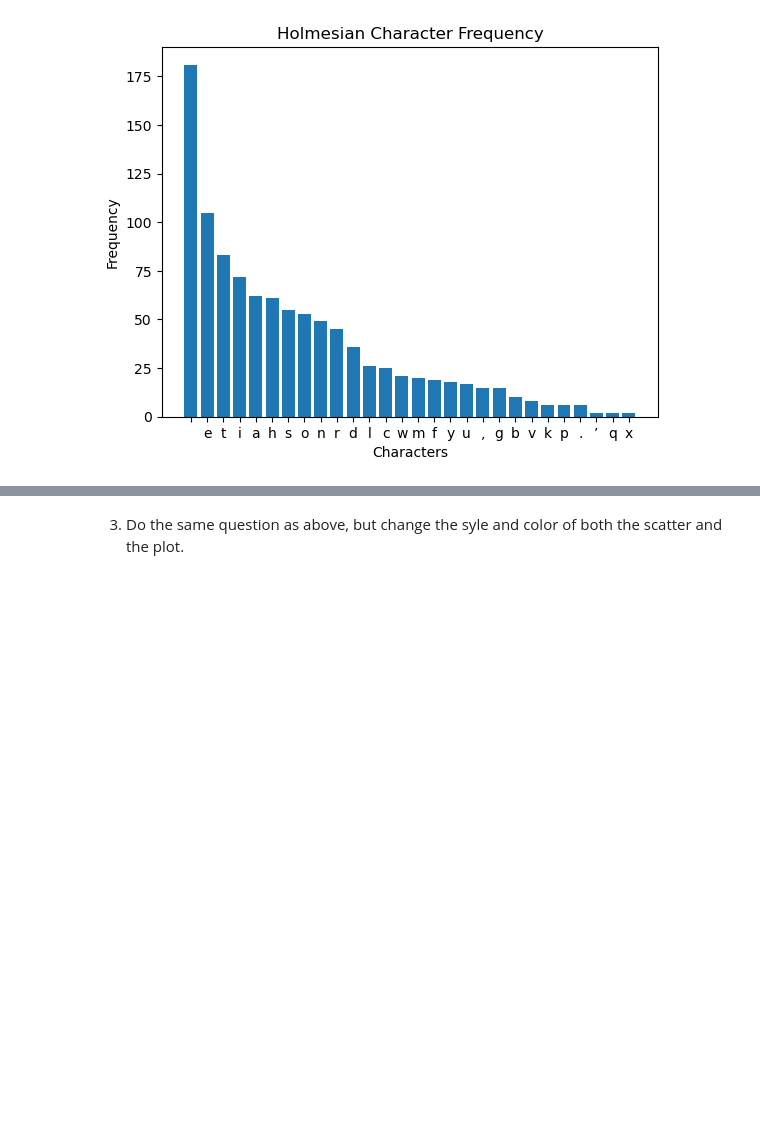
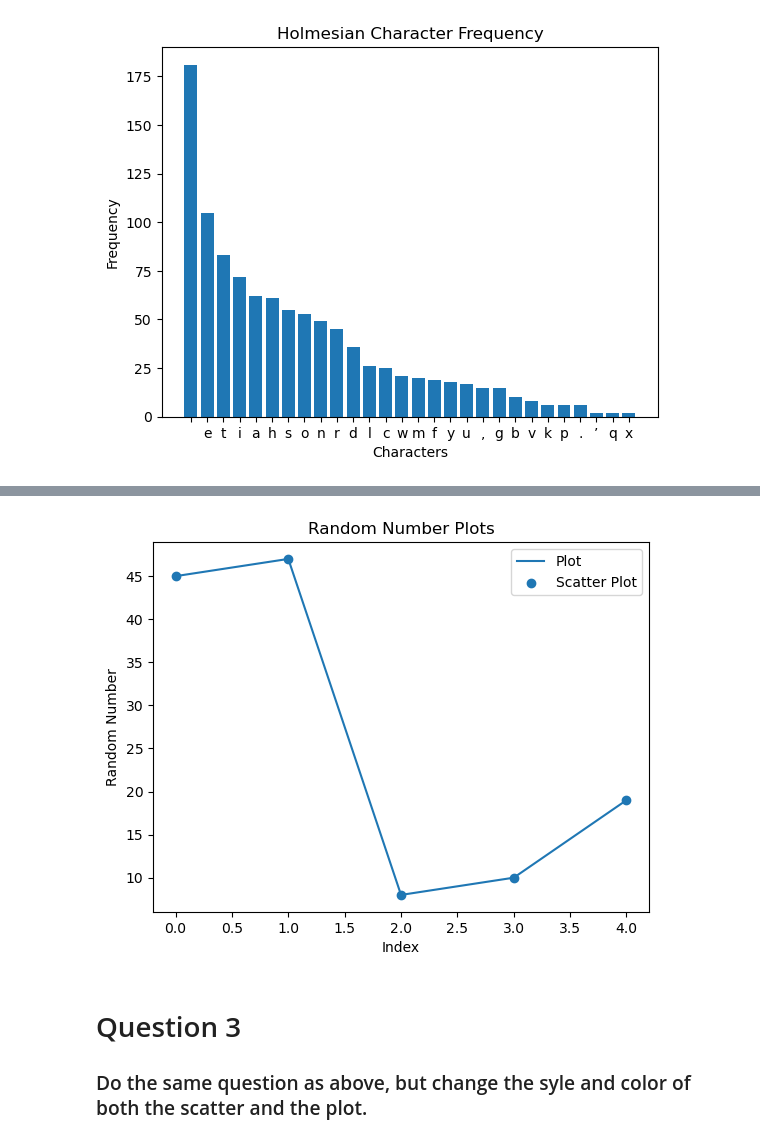
Before and after one commit to LevLow/Module-3-pyplot, a Jupyter notebook: pyplot.ipynb, the cells around one changed output, grey strips where cells are left out. Cells and saved outputs as stored; diff of their text form; code cells hidden in the pictures; blank space fills up the shorter version.

Commit message:
Question 2

```diff
--- a/pyplot.ipynb
+++ b/pyplot.ipynb
@@ -78,3 +79,26 @@ zstandard                     0.18.0
+# %%
+#generate numbers
+rand_num = [randint(1, 50) for _ in range(5)]
+
+# x- axis
+indeX_values = range(len(rand_num))
+
+#plot
+plt.plot(indeX_values, rand_num, label='Plot')
+
+#scatter
+
+plt.scatter(indeX_values, rand_num, label='Scatter Plot')
+
+# labels and title
+plt.xlabel('Index')
+plt.ylabel('Random Number')
+plt.title('Random Number Plots')
+plt.legend()
+plt.show()
+# %% [output]
+[figure, added]
 # %% [markdown]
-3. Do the same question as above, but change the syle and color of both the scatter and the plot.
+# Question 3
+### Do the same question as above, but change the syle and color of both the scatter and the plot.
 # %% [markdown]
```
Also changed, not shown: parts of 3 cells of this notebook.
